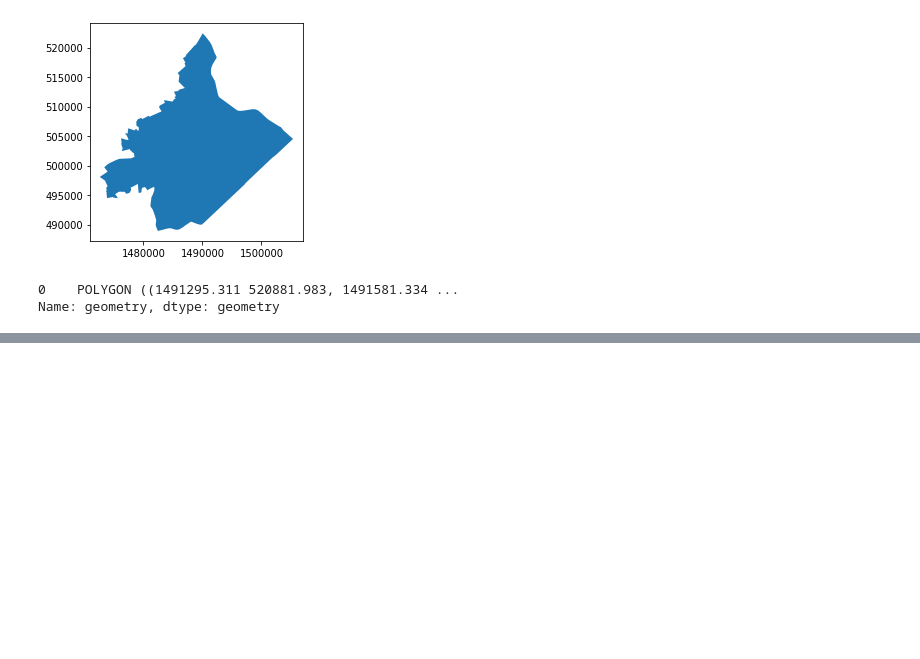
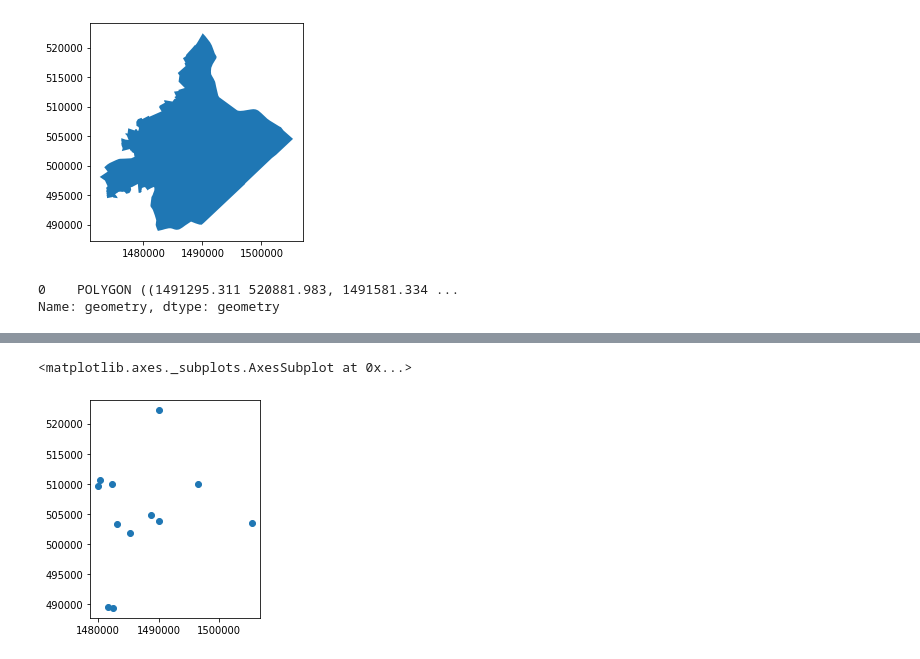
Before and after one commit to NRavi01/EquitySimulationCity, a Jupyter notebook: reading_shapefiles.ipynb, the cells around one changed output, grey strips where cells are left out. Cells and saved outputs as stored; diff of their text form; code cells hidden in the pictures; blank space fills up the shorter version.

```diff
--- a/reading_shapefiles.ipynb
+++ b/reading_shapefiles.ipynb
@@ -19,0 +96,3 @@ Name: geometry, dtype: geometry
+# %%
+grocery_stores = gpd.read_file("zip://./data/GroceryStores.zip!GroceryStores")
+grocery_stores.head()
@@ -19,0 +106,5 @@ Name: geometry, dtype: geometry
+# %%
+grocery_stores.plot()
+# %% [output]
+<matplotlib.axes._subplots.AxesSubplot at 0x...>
+[figure, added]
```
Also changed, not shown: parts of 17 cells of this notebook, 4 other files.
